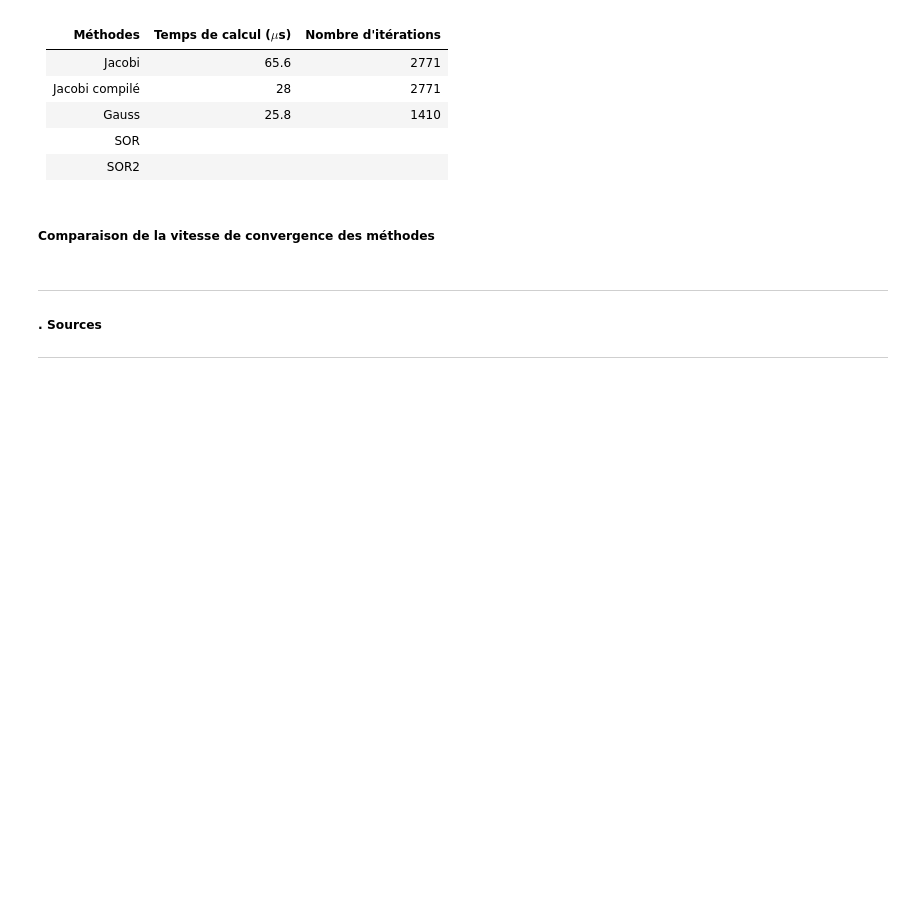
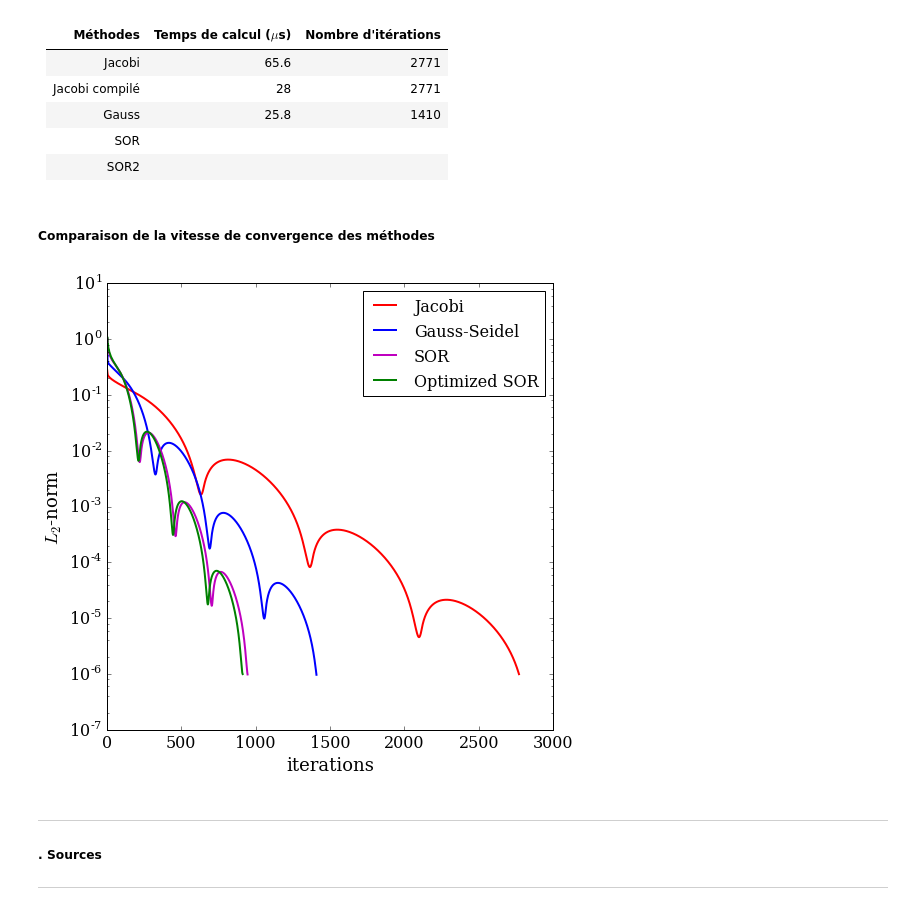
Before and after one commit to ServranckxChristophe/numerical-mooc, a Jupyter notebook: working/Stokes_flow.ipynb, the cells around one changed output. Drawn from its saved outputs; the diff is of its cells as text; code cells hidden in the pictures; blank space fills up the shorter version.

Commit message:
correction du problème dans la méthode de SOR et optimisation du paramètre de relaxation omega. Réalisation du graphe de la convergence des 4 méthodes/résultats obtenus

```diff
--- a/working/Stokes_flow.ipynb
+++ b/working/Stokes_flow.ipynb
@@ -862,8 +864,7 @@ def SOR(om, omn, psi, psid, d, l1_target, omega):
         l1_diff_om[iterations] = iter_diff_om
         iterations += 1
 
-    #print('itérations: {0:d}'.format(iterations))
-    return psi, om, iterations, l1_diff_psi, l1_diff_om
+    return psi, om, iterations, l1_diff_psi
 # %%
 #Conditions initiales
 psi = numpy.zeros((ny,nx)) ##
@@ -882,8 +883,8 @@ om[:,-1] = -0.5/(d**2)*(8*psi[:,-2]-psi[:,-3])
 # Bord gauche
 om[:,0] = -0.5/(d**2)*(8*psi[:,1]-psi[:,2])
 # %%
-omega = 1.5
-psi, om, iterations, l1_diff_psiSOR, l1_diff_omSOR = SOR(om.copy(), om.copy(), psi.copy(), psi.copy(), d, l1_target, omega)
+omega = 1.20
+psi, om, iterations, l1_diff_psiSOR = SOR(om.copy(), om.copy(), psi.copy(), psi.copy(), d, l1_target, omega)
 
-print("Numba SOR method took {} iterations\
- at tolerance {} with omega = {}".format(iterations, l1_target, omega))
+print("La méthode numba SOR prend {} itérations\
+ à la tolérance {} et omega = {}".format(iterations, l1_target, omega))
@@ -923,0 +946,23 @@ print(omega)
+# %%
+#Conditions initiales
+psi = numpy.zeros((ny,nx)) ##
+om  = numpy.zeros((ny,nx))
+
+#Conditions aux bords
+# Bord supérieur
+om[-1,:] = -0.5/(d**2)*(8*psi[-2,:]-psi[-3,:])-(3/d)
+
+# Bord inférieur
+om[0,:] = -0.5/(d**2)*(8*psi[1,:]-psi[2,:])
+
+# Bord droit
+om[:,-1] = -0.5/(d**2)*(8*psi[:,-2]-psi[:,-3])
+
+# Bord gauche
+om[:,0] = -0.5/(d**2)*(8*psi[:,1]-psi[:,2])
+# %%
+omega = 1.218
+psi, om, iterations, l1_diff_psiTSOR = SOR(om.copy(), om.copy(), psi.copy(), psi.copy(), d, l1_target, omega)
+
+print("La méthode numba SOR prend {} itérations\
+ à la tolérance {} et omega = {}".format(iterations, l1_target, omega))
@@ -934,16 +1027,18 @@ print(omega)
 # %%
 pyplot.figure(figsize=(8,8))
 pyplot.xlabel(r'iterations', fontsize=18)
 pyplot.ylabel(r'$L_2$-norm', fontsize=18)
 pyplot.semilogy(numpy.trim_zeros(l1_diff_psiJ,'b'),
                 'r-', lw=2, label='Jacobi')
 pyplot.semilogy(numpy.trim_zeros(l1_diff_psiGS,'b'),
                 'b-', lw=2, label='Gauss-Seidel')
-#pyplot.semilogy(numpy.trim_zeros(l1_diff_psiSOR,'b'),
-#                'k-', lw=2, label='SOR')
-#pyplot.semilogy(numpy.trim_zeros(l2_diffSORopt,'b'),
-#                'g-', lw=2, label='Optimized SOR')
+pyplot.semilogy(numpy.trim_zeros(l1_diff_psiSOR,'b'),
+                'm-', lw=2, label='SOR')
+pyplot.semilogy(numpy.trim_zeros(l1_diff_psiTSOR,'b'),
+                'g-', lw=2, label='Optimized SOR')
 pyplot.legend(fontsize=16);
+# %% [output]
+[figure, added]
 # %% [markdown]
 ---
 
```
Also changed, not shown: parts of 19 cells of this notebook.
